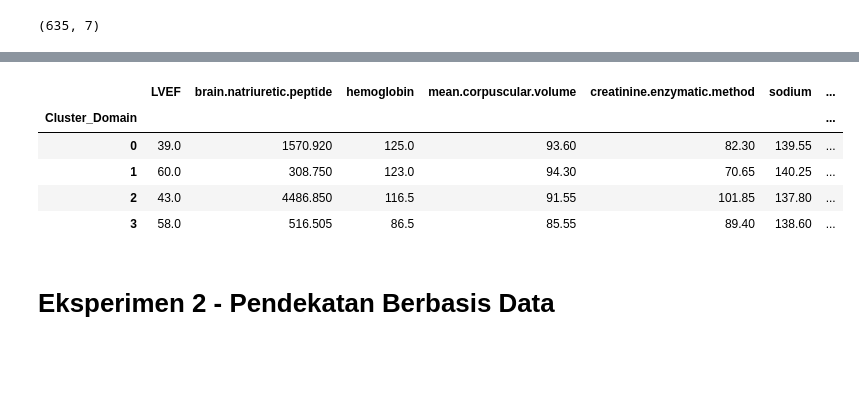
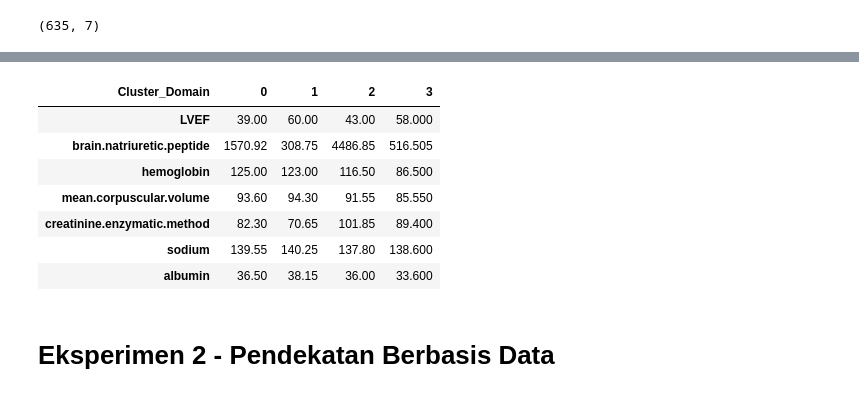
Before and after one commit to Raruu/Machine-Learning-2025, a Jupyter notebook: JS04/Tugas_Jurnal_Hidayat_Widi_Saputra.ipynb, the cells around one changed output, grey strips where cells are left out. Cells and saved outputs as stored; diff of their text form; code cells hidden in the pictures; blank space fills up the shorter version.

```diff
--- a/JS04/Tugas_Jurnal_Hidayat_Widi_Saputra.ipynb
+++ b/JS04/Tugas_Jurnal_Hidayat_Widi_Saputra.ipynb
@@ -248,20 +239,22 @@ plt.show()
 # %%
 optimal_k = 4
 
 kmeans_domain = KMeans(n_clusters=optimal_k, random_state=421227, n_init=10)
 clusters_domain = kmeans_domain.fit_predict(df_domain)
 
 df_domain_results = df_filtered.copy()
 df_domain_results['Cluster_Domain'] = clusters_domain
 
-df_domain_results.groupby('Cluster_Domain')[domain_features].median()
+df_domain_results.groupby('Cluster_Domain')[domain_features].median().T
 # %% [output]
-|  | LVEF | brain.natriuretic.peptide | hemoglobin | mean.corpuscular.volume | creatinine.enzymatic.method | sodium | ... |
-| Cluster_Domain |  |  |  |  |  |  | ... |
-| 0 | 39.0 | 1570.920 | 125.0 | 93.60 | 82.30 | 139.55 | ... |
-| 1 | 60.0 | 308.750 | 123.0 | 94.30 | 70.65 | 140.25 | ... |
-| 2 | 43.0 | 4486.850 | 116.5 | 91.55 | 101.85 | 137.80 | ... |
-| 3 | 58.0 | 516.505 | 86.5 | 85.55 | 89.40 | 138.60 | ... |
+| Cluster_Domain | 0 | 1 | 2 | 3 |
+| LVEF | 39.00 | 60.00 | 43.00 | 58.000 |
+| brain.natriuretic.peptide | 1570.92 | 308.75 | 4486.85 | 516.505 |
+| hemoglobin | 125.00 | 123.00 | 116.50 | 86.500 |
+| mean.corpuscular.volume | 93.60 | 94.30 | 91.55 | 85.550 |
+| creatinine.enzymatic.method | 82.30 | 70.65 | 101.85 | 89.400 |
+| sodium | 139.55 | 140.25 | 137.80 | 138.600 |
+| albumin | 36.50 | 38.15 | 36.00 | 33.600 |
 # %% [markdown]
 # Eksperimen 2 - Pendekatan Berbasis Data
 # %%
```
Also changed, not shown: parts of 5 cells of this notebook.
